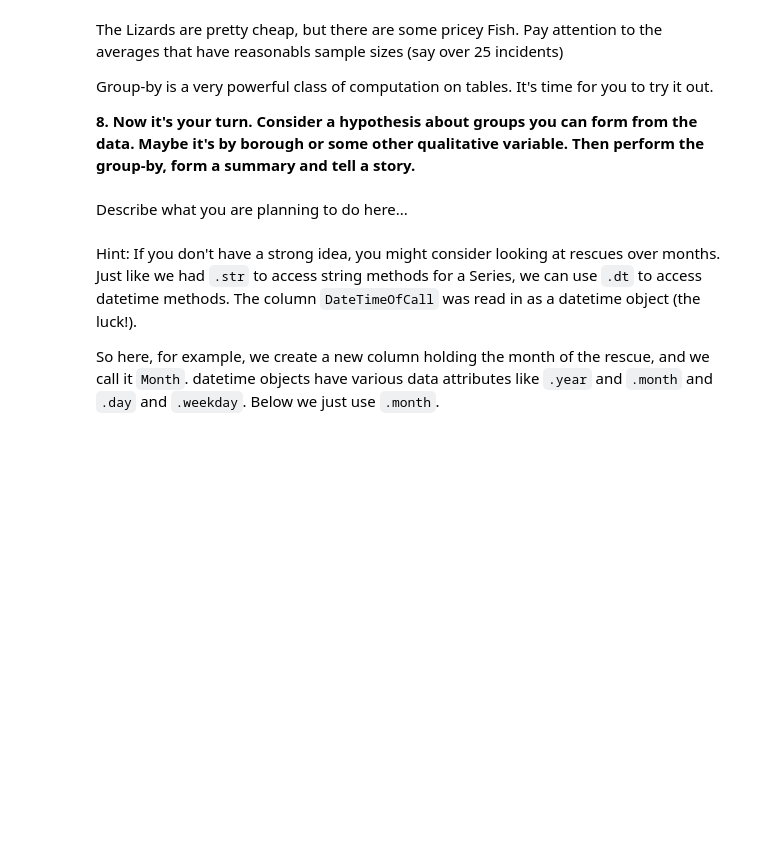
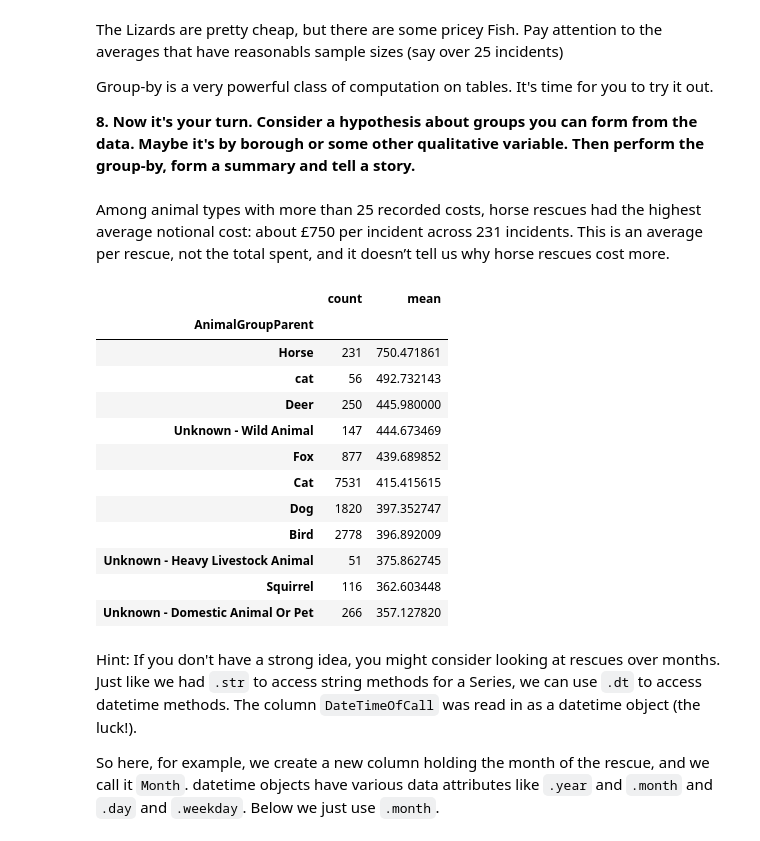
Before and after one commit to SatvikShubham1/2026-Image-and-Sound, a Jupyter notebook: lessons/02-homework/Homework_2.ipynb, the cells around one changed output. Saved outputs shown, nothing was run; the diff lists cells and outputs as text; code cells hidden in the pictures; blank space fills up the shorter version.

```diff
--- a/lessons/02-homework/Homework_2.ipynb
+++ b/lessons/02-homework/Homework_2.ipynb
@@ -681,5 +1625,3 @@ The Lizards are pretty cheap, but there are some pricey Fish. Pay attention to t
 Group-by is a very powerful class of computation on tables. It's time for you to try it out.
 
 **8. Now it's your turn. Consider a hypothesis about groups you can form from the data. Maybe it's by borough or some other qualitative variable. Then perform the group-by, form a summary and tell a story.**
-# %% [markdown]
-Describe what you are planning to do here...
@@ -688,3 +1628,23 @@ Describe what you are planning to do here...
+# %% [markdown]
+Among animal types with more than 25 recorded costs, horse rescues had the highest average notional cost: about £750 per incident across 231 incidents. This is an average per rescue, not the total spent, and it doesn’t tell us why horse rescues cost more.
+# %%
+animal_costs = lfb.groupby("AnimalGroupParent")["IncidentNotionalCost(£)"].agg(["count", "mean"])
+animal_costs = animal_costs[animal_costs["count"] > 25]
+animal_costs.sort_values("mean", ascending=False)
+# %% [output]
+|  | count | mean |
+| AnimalGroupParent |  |  |
+| Horse | 231 | 750.471861 |
+| cat | 56 | 492.732143 |
+| Deer | 250 | 445.980000 |
+| Unknown - Wild Animal | 147 | 444.673469 |
+| Fox | 877 | 439.689852 |
+| Cat | 7531 | 415.415615 |
+| Dog | 1820 | 397.352747 |
+| Bird | 2778 | 396.892009 |
+| Unknown - Heavy Livestock Animal | 51 | 375.862745 |
+| Squirrel | 116 | 362.603448 |
+| Unknown - Domestic Animal Or Pet | 266 | 357.127820 |
 # %% [markdown]
 Hint: If you don't have a strong idea, you might consider looking at rescues over months. Just like we had `.str` to access string methods for a Series, we can use `.dt` to access datetime methods. The column `DateTimeOfCall` was read in as a datetime object (the luck!).
 
```
Also changed, not shown: parts of 94 cells of this notebook.
